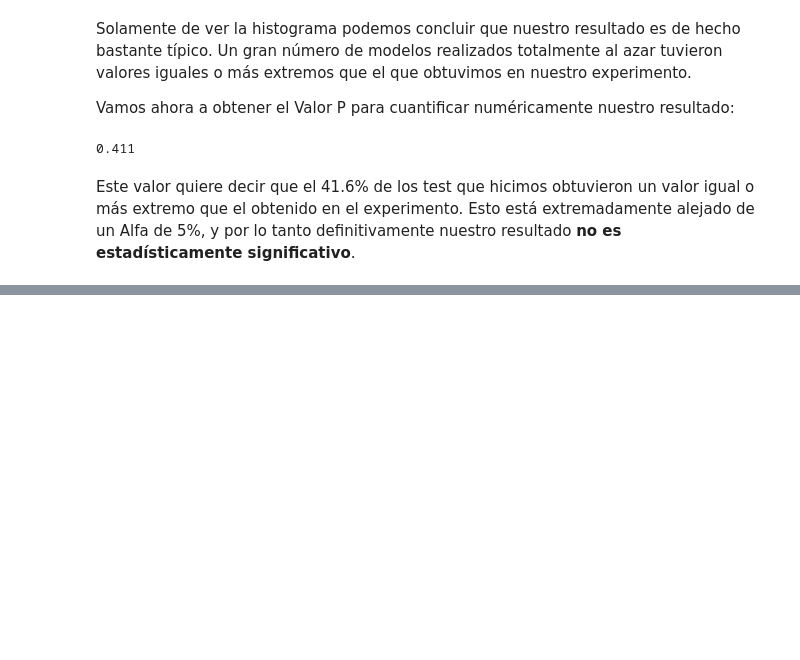
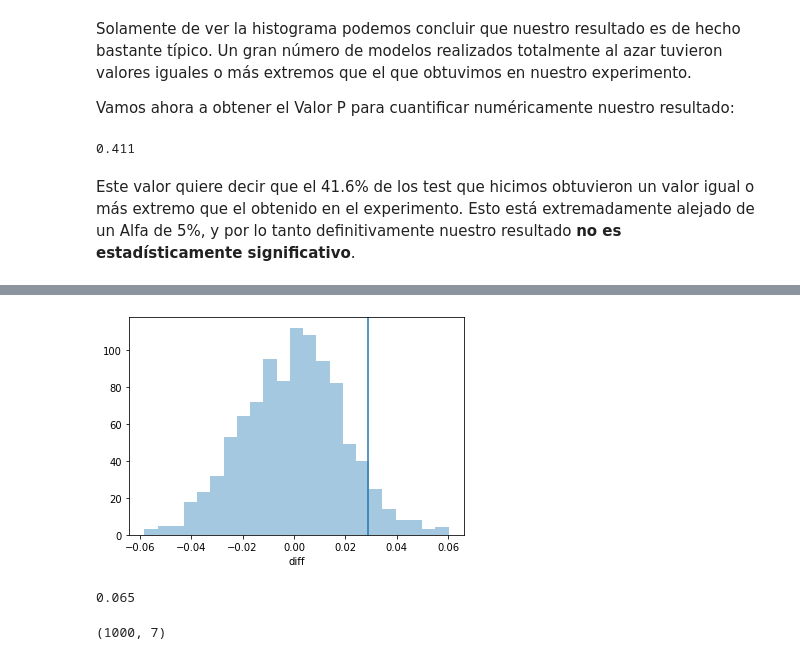
Before and after one commit to AngelicaDC/BEDUpython, a Jupyter notebook: Sesion-07/Ejemplo-01pruebas_ab.ipynb, the cells around one changed output, grey strips where cells are left out. Saved outputs shown, nothing was run; the diff lists cells and outputs as text; code cells hidden in the pictures; blank space fills up the shorter version.

```diff
--- a/Sesion-07/Ejemplo-01pruebas_ab.ipynb
+++ b/Sesion-07/Ejemplo-01pruebas_ab.ipynb
@@ -224,0 +292,22 @@ Este valor quiere decir que el 41.6% de los test que hicimos obtuvieron un valor
+# %%
+conv_a = []
+no_conv_a = []
+conv_b = []
+no_conv_b = []
+
+for _ in range(1000):
+    a = df.sample(value_counts.loc['A'], replace=False)
+    conv_a.append(a['conversion'].sum())
+    no_conv_a.append(a['no conversion'].sum())
+
+    b = df.loc[~df.index.isin(a.index)]
+    conv_b.append(b['conversion'].sum())
+    no_conv_b.append(b['no conversion'].sum())
+# %%
+perm_results = pd.DataFrame({
+    'conv_a': conv_a,
+    'no_conv_a': no_conv_a,
+    'conv_b': conv_b,
+    'no_conv_b': no_conv_b
+})
+perm_results
@@ -224,0 +328,9 @@ Este valor quiere decir que el 41.6% de los test que hicimos obtuvieron un valor
+# %%
+#Ahora calculamos la tasa de exito para cada sampling a y b
+perm_results['a_conv_rate'] = perm_results['conv_a'] / (perm_results['conv_a'] + perm_results['no_conv_a'])
+perm_results['b_conv_rate'] = perm_results['conv_b'] / (perm_results['conv_b'] + perm_results['no_conv_b'])
+# %%
+##Sacamos la proporcion de exito de b con respecto a 'a', tomando en cuenta que
+#estamos evaluando si A es mejor significativamente
+perm_results['diff'] = 1 - (perm_results['b_conv_rate'] / perm_results['a_conv_rate'])
+perm_results
@@ -224,0 +351,13 @@ Este valor quiere decir que el 41.6% de los test que hicimos obtuvieron un valor
+# %%
+sns.distplot(perm_results['diff'], kde=False, norm_hist=False)
+plt.axvline(diferencia_en_proporcion);
+# %% [output]
+[figure, added]
+# %%
+(perm_results['diff'] >= diferencia_en_proporcion).sum() / perm_results.shape[0]
+# %% [output]
+0.065
+# %%
+perm_results.shape
+# %% [output]
+(1000, 7)
```
Also changed, not shown: parts of 12 cells of this notebook.
